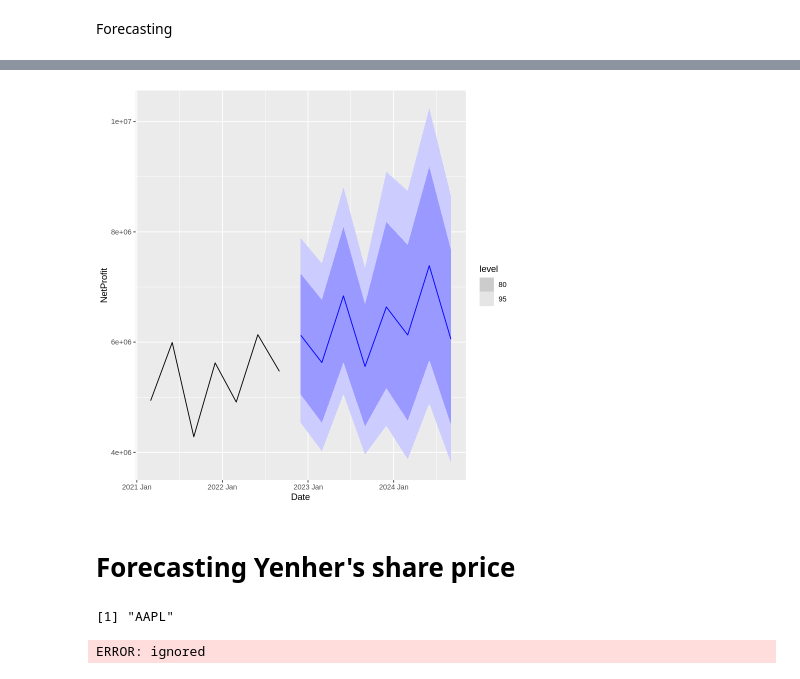
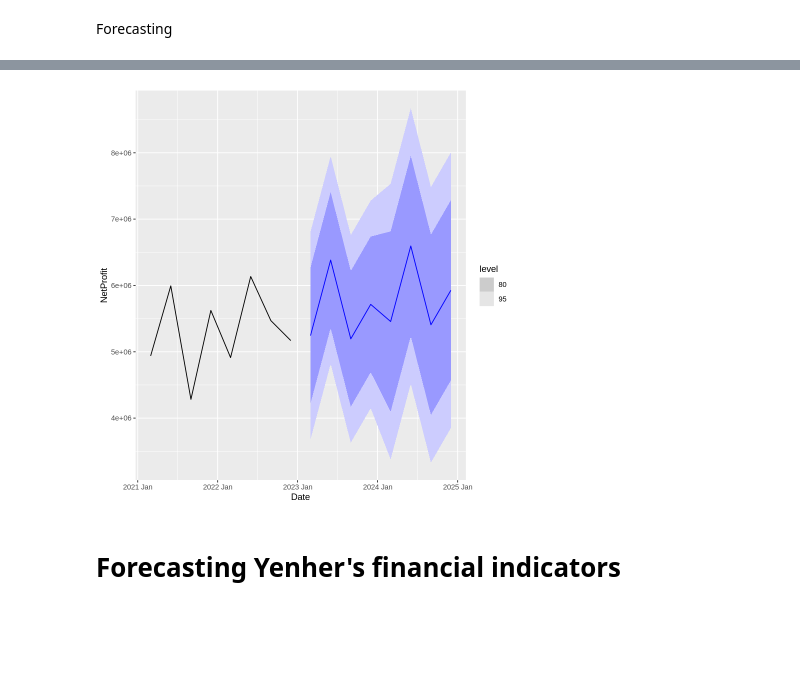
Before and after one commit to derrickgzq/yenheranalysis, a Jupyter notebook: Yenher_Analysis.ipynb, the cells around one changed output, grey strips where cells are left out. Saved outputs shown, nothing was run; the diff lists cells and outputs as text; code cells hidden in the pictures; blank space fills up the shorter version.

```diff
--- a/Yenher_Analysis.ipynb
+++ b/Yenher_Analysis.ipynb
@@ -237,14 +270,6 @@ Warning message:
 # %%
-select(modelsprofit, sqrt) %>% forecast(h = 8) %>% autoplot(yenherdata)
+select(modelsprofit, usual) %>% forecast(h = 8) %>% autoplot(yenherdata)
 # %% [output]
-[figure, old version]
+[figure, new version]
 # %% [markdown]
-# Forecasting Yenher's share price
+# Forecasting Yenher's financial indicators
-# %%
-getSymbols('AAPL', from = as.Date('2020-01-01'), to = as.Date('2023-02-24'))
-# %% [output]
-[1] "AAPL"
-# %%
-chartSeries('AAPL')
-# %% [output]
-ERROR: ignored
```
Also changed, not shown: parts of 22 cells of this notebook.
